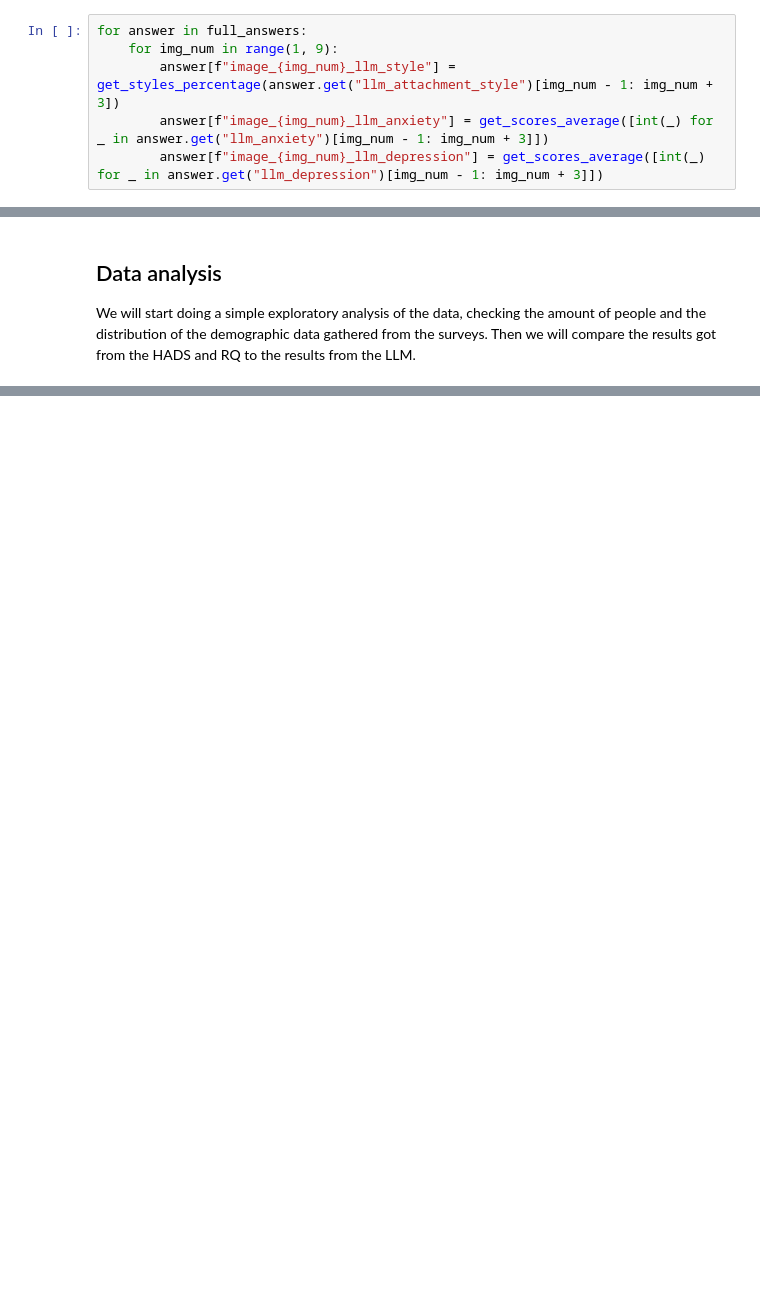
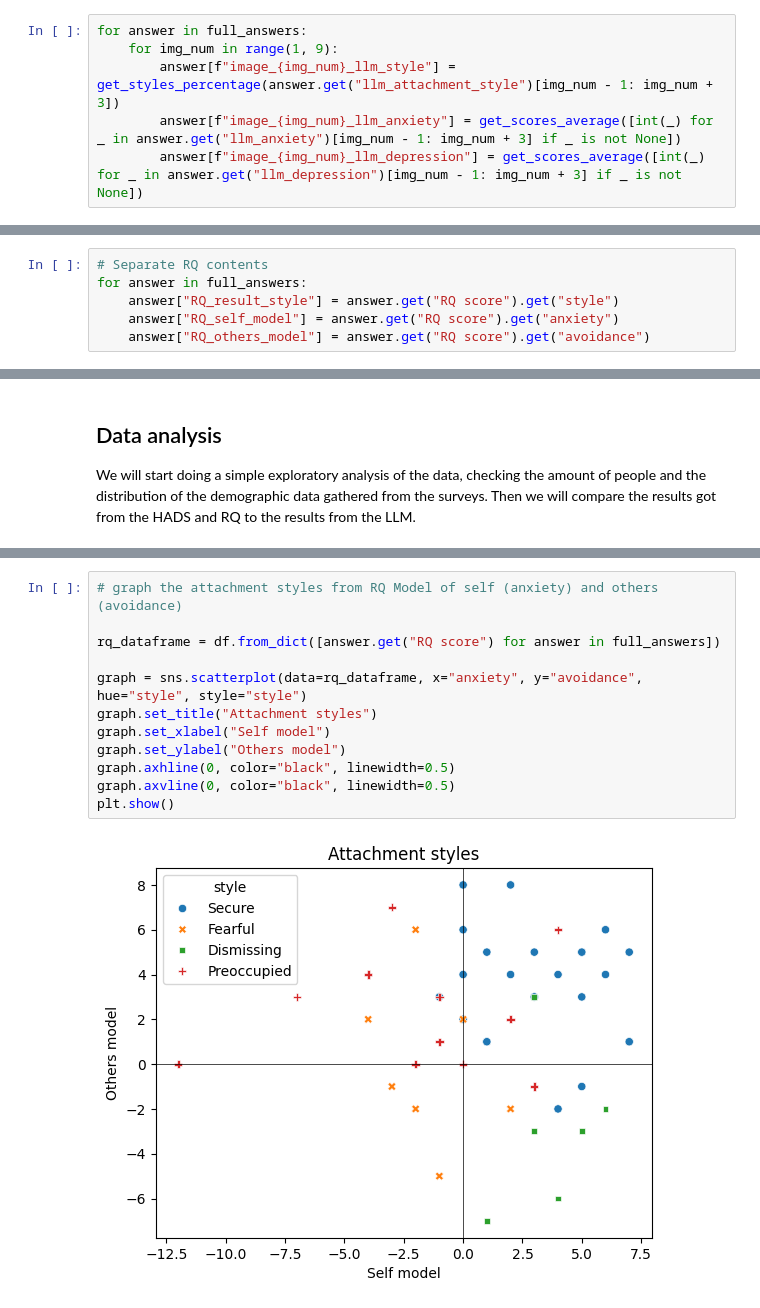
Before and after one commit to Zelev/attachment-jupyter, a Jupyter notebook: Attachment transcription service.ipynb, the cells around one changed output, grey strips where cells are left out. Drawn from its saved outputs; the diff is of its cells as text; blank space fills up the shorter version.

```diff
--- a/Attachment transcription service.ipynb
+++ b/Attachment transcription service.ipynb
@@ -562,8 +594,8 @@ Split the answers by Image:
 for answer in full_answers:
     for img_num in range(1, 9):
         answer[f"image_{img_num}_llm_style"] = get_styles_percentage(answer.get("llm_attachment_style")[img_num - 1: img_num + 3])
-        answer[f"image_{img_num}_llm_anxiety"] = get_scores_average([int(_) for _ in answer.get("llm_anxiety")[img_num - 1: img_num + 3]])
-        answer[f"image_{img_num}_llm_depression"] = get_scores_average([int(_) for _ in answer.get("llm_depression")[img_num - 1: img_num + 3]])
+        answer[f"image_{img_num}_llm_anxiety"] = get_scores_average([int(_) for _ in answer.get("llm_anxiety")[img_num - 1: img_num + 3] if _ is not None])
+        answer[f"image_{img_num}_llm_depression"] = get_scores_average([int(_) for _ in answer.get("llm_depression")[img_num - 1: img_num + 3] if _ is not None])
 # %% [markdown]
 Split the answers by question: Description, Past, Present, Future
 # %%
@@ -585,6 +617,12 @@ for answer in full_answers:
     answer["future_llm_style"] = get_styles_percentage([answer.get("llm_attachment_style")[i] for i in future_index])
     answer["future_llm_anxiety"] = get_scores_average([int(answer.get("llm_anxiety")[i]) for i in future_index])
     answer["future_llm_depression"] = get_scores_average([int(answer.get("llm_depression")[i]) for i in future_index])
+# %%
+# Separate RQ contents
+for answer in full_answers:
+    answer["RQ_result_style"] = answer.get("RQ score").get("style")
+    answer["RQ_self_model"] = answer.get("RQ score").get("anxiety")
+    answer["RQ_others_model"] = answer.get("RQ score").get("avoidance")
 # %%
 # save the answers in a json lines file
 now_date = datetime.now().strftime("%Y-%m-%d--%H-%M")
@@ -634,0 +708,14 @@ plt.show()
+# %%
+# graph the attachment styles from RQ Model of self (anxiety) and others (avoidance)
+
+rq_dataframe = df.from_dict([answer.get("RQ score") for answer in full_answers])
+
+graph = sns.scatterplot(data=rq_dataframe, x="anxiety", y="avoidance", hue="style", style="style")
+graph.set_title("Attachment styles")
+graph.set_xlabel("Self model")
+graph.set_ylabel("Others model")
+graph.axhline(0, color="black", linewidth=0.5)
+graph.axvline(0, color="black", linewidth=0.5)
+plt.show()
+# %% [output]
+[figure, added]
```
Also changed, not shown: parts of 18 cells of this notebook, 4 other files.
